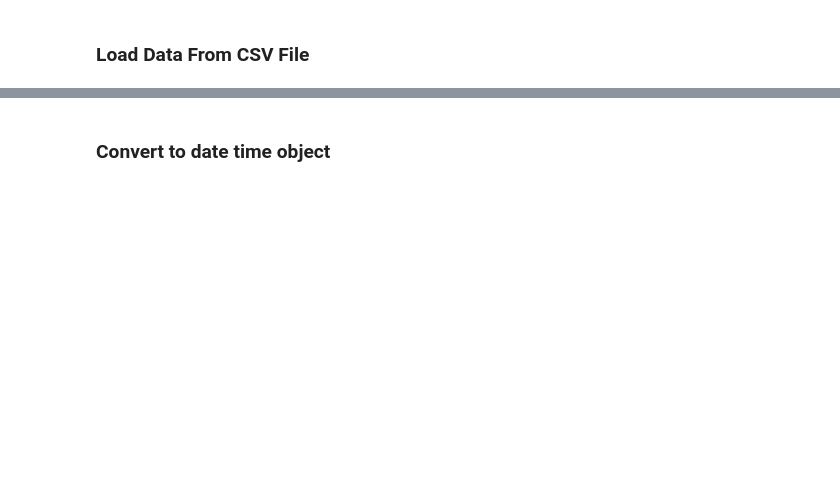
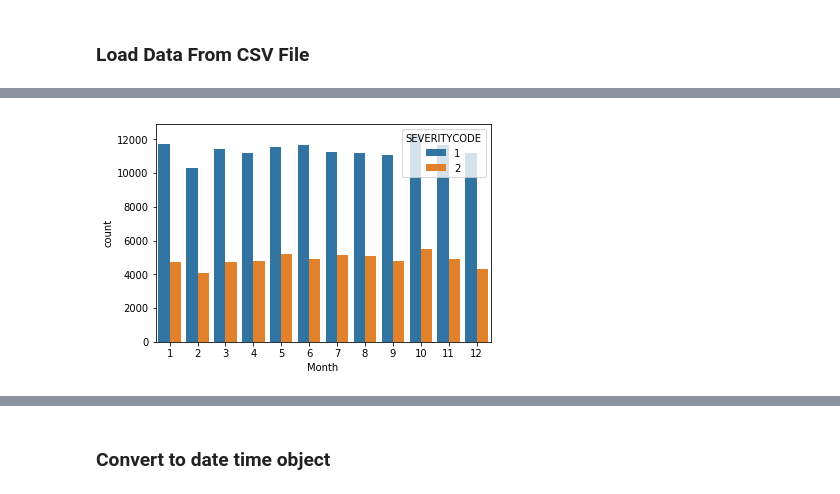
Before and after one commit to scvoor/ML-Capstone, a Jupyter notebook: Lab - Loading Data and Viewing Data.ipynb, the cells around one changed output, grey strips where cells are left out. Cells and saved outputs as stored; diff of their text form; code cells hidden in the pictures; blank space fills up the shorter version.

```diff
--- a/Lab - Loading Data and Viewing Data.ipynb
+++ b/Lab - Loading Data and Viewing Data.ipynb
@@ -88,0 +234,8 @@ df.shape
+# %%
+# count plot on two categorical variable
+sns.countplot(x ='Month', hue = "SEVERITYCODE", data = df)
+
+# Show the plot
+plt.show()
+# %% [output]
+[figure, added]
```
Also changed, not shown: parts of 88 cells of this notebook.
